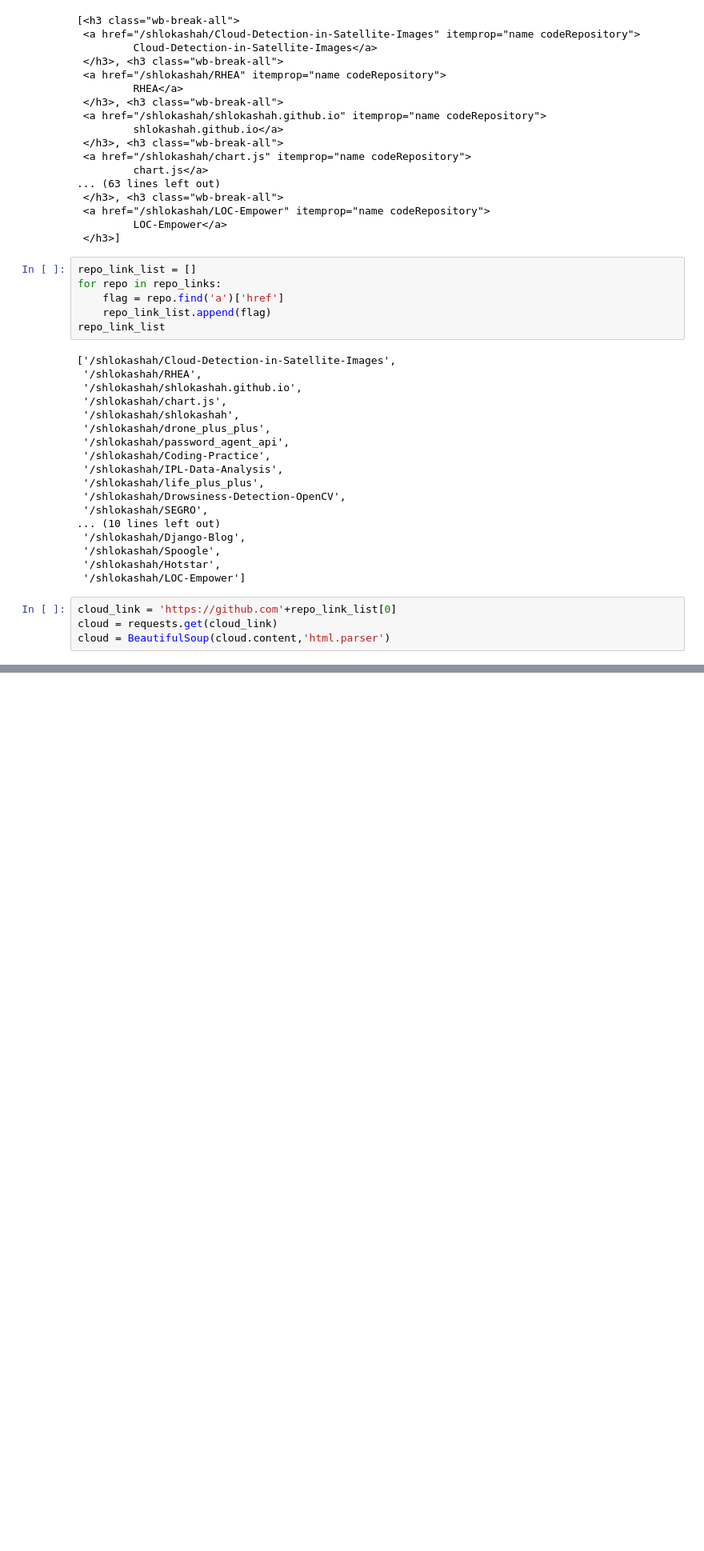
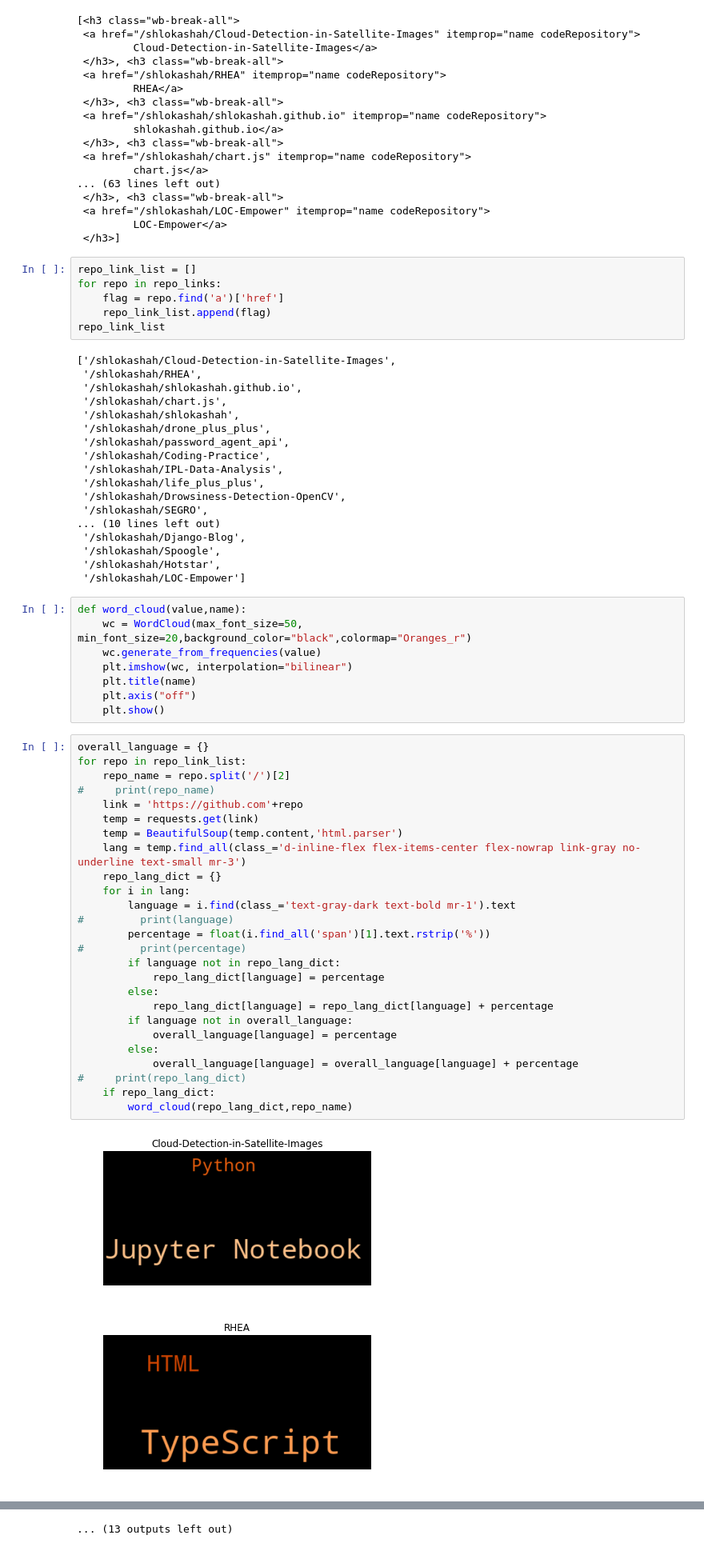
Before and after one commit to shlokashah/Github-Scrape, a Jupyter notebook: github_scrape.ipynb, the cells around one changed output, grey strips where cells are left out. Shown: that part at 80% size. Cells and saved outputs as stored; diff of their text form; blank space fills up the shorter version.

Commit message:
language scraping done

```diff
--- a/github_scrape.ipynb
+++ b/github_scrape.ipynb
@@ -291,7 +292,40 @@ repo_link_list
  '/shlokashah/Spoogle',
  '/shlokashah/Hotstar',
  '/shlokashah/LOC-Empower']
-# %%
-cloud_link = 'https://github.com'+repo_link_list[0]
-cloud = requests.get(cloud_link)
-cloud = BeautifulSoup(cloud.content,'html.parser')
+# %%
+def word_cloud(value,name):
+    wc = WordCloud(max_font_size=50, min_font_size=20,background_color="black",colormap="Oranges_r")
+    wc.generate_from_frequencies(value)
+    plt.imshow(wc, interpolation="bilinear")
+    plt.title(name)
+    plt.axis("off")
+    plt.show()
+# %%
+overall_language = {}
+for repo in repo_link_list:
+    repo_name = repo.split('/')[2]
+#     print(repo_name)
+    link = 'https://github.com'+repo
+    temp = requests.get(link)
+    temp = BeautifulSoup(temp.content,'html.parser')
+    lang = temp.find_all(class_='d-inline-flex flex-items-center flex-nowrap link-gray no-underline text-small mr-3')
+    repo_lang_dict = {}
+    for i in lang:
+        language = i.find(class_='text-gray-dark text-bold mr-1').text
+#         print(language)
+        percentage = float(i.find_all('span')[1].text.rstrip('%'))
+#         print(percentage)
+        if language not in repo_lang_dict:
+            repo_lang_dict[language] = percentage
+        else:
+            repo_lang_dict[language] = repo_lang_dict[language] + percentage
+        if language not in overall_language:
+            overall_language[language] = percentage
+        else:
+            overall_language[language] = overall_language[language] + percentage
+#     print(repo_lang_dict)
+    if repo_lang_dict:
+        word_cloud(repo_lang_dict,repo_name)
+# %% [output]
+[figure, added]
+[figure, added]
@@ -298 +342,2 @@ cloud = BeautifulSoup(cloud.content,'html.parser')
+... (13 outputs left out)
 # %%
```
Also changed, not shown: parts of 14 cells of this notebook.
